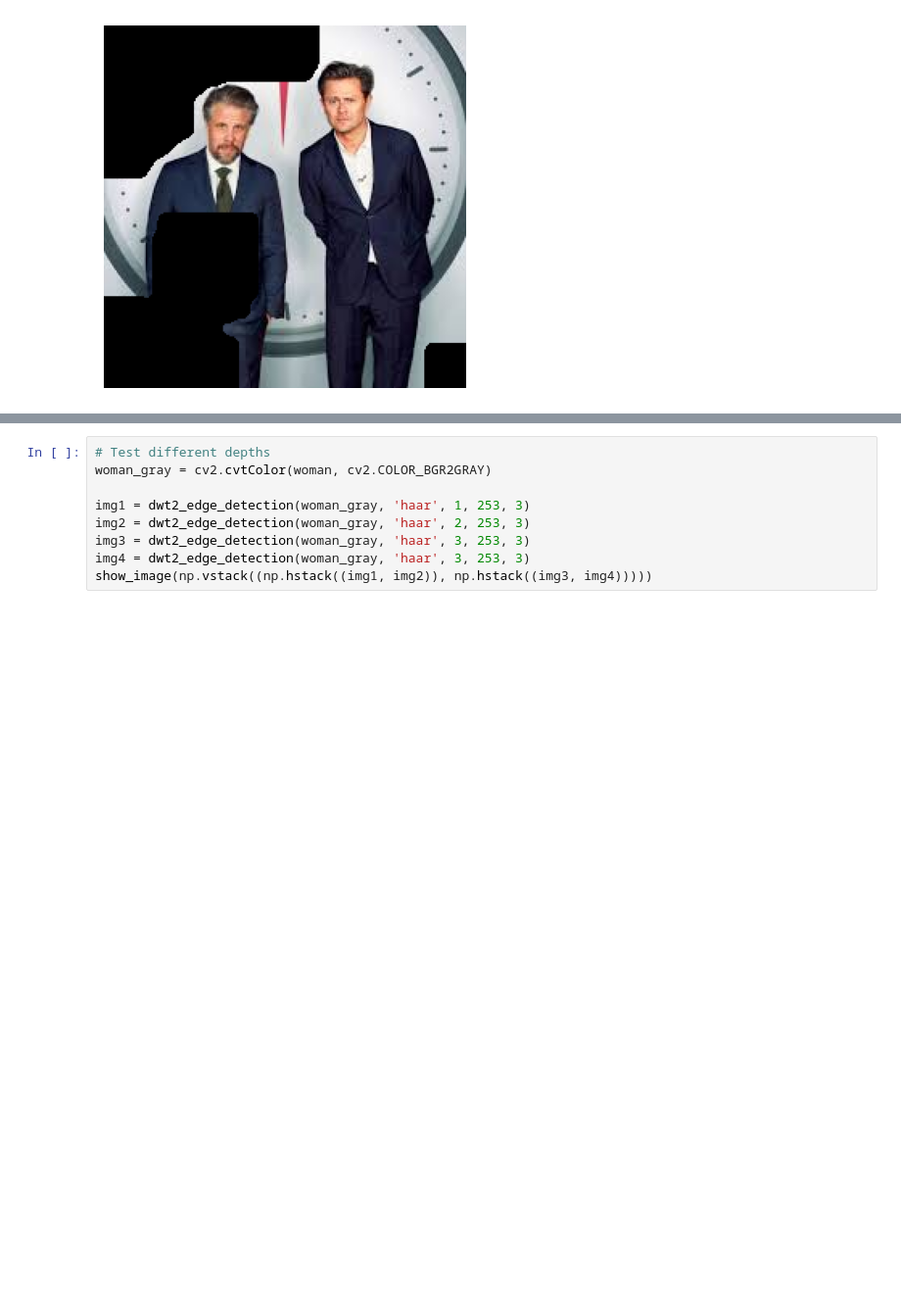
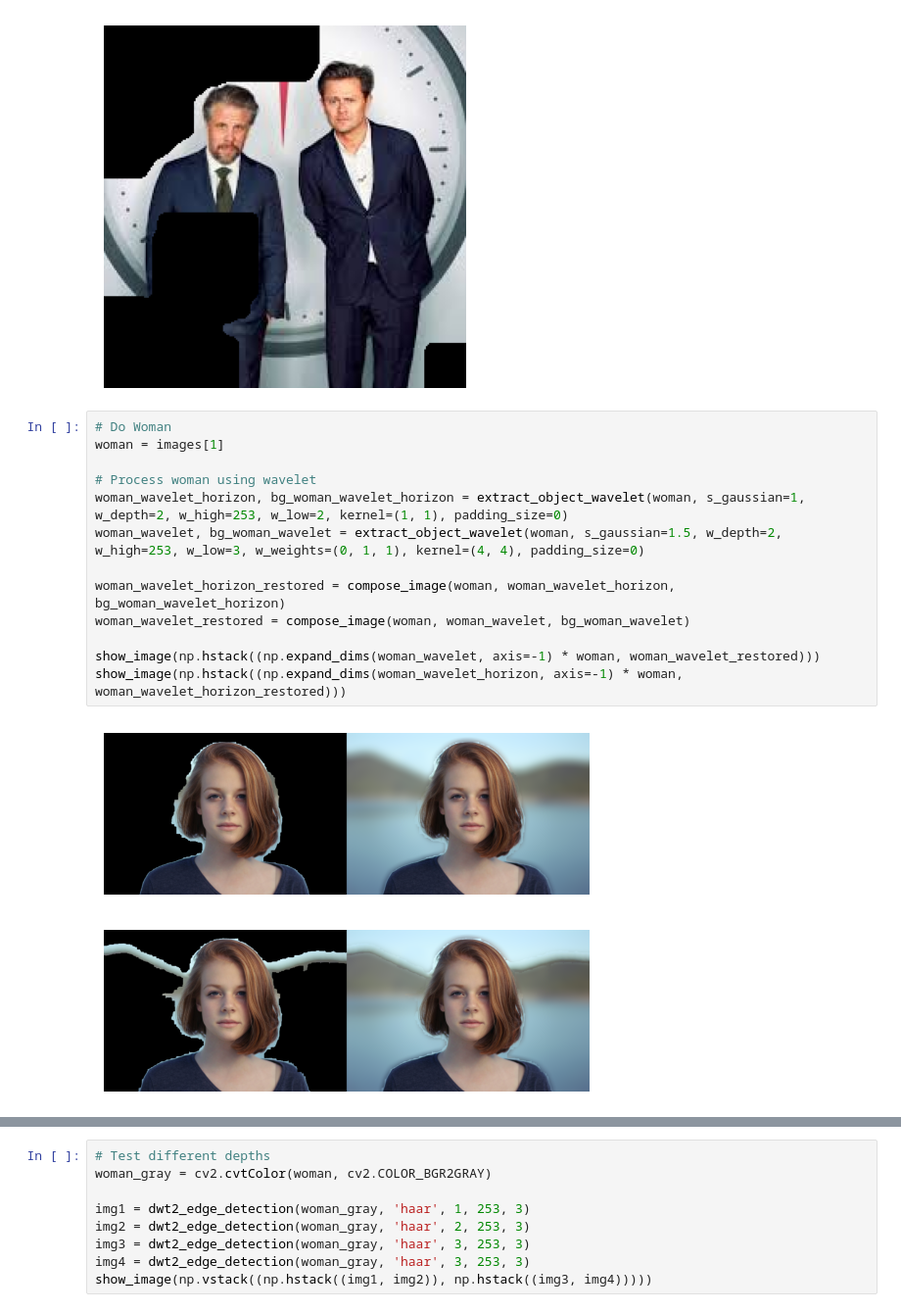
Before and after one commit to reimertzzz/Bildbehandling, a Jupyter notebook: main.ipynb, the cells around one changed output, grey strips where cells are left out. Shown at 98% size. Drawn from its saved outputs; the diff is of its cells as text; blank space fills up the shorter version.

```diff
--- a/main.ipynb
+++ b/main.ipynb
@@ -254,3 +234,19 @@ show_image(np.expand_dims(pair_wavelet, axis=-1) * pair)
 # %% [output]
 [figure]
 [figure]
+# %%
+# Do Woman
+woman = images[1]
+
+# Process woman using wavelet
+woman_wavelet_horizon, bg_woman_wavelet_horizon = extract_object_wavelet(woman, s_gaussian=1, w_depth=2, w_high=253, w_low=2, kernel=(1, 1), padding_size=0)
+woman_wavelet, bg_woman_wavelet = extract_object_wavelet(woman, s_gaussian=1.5, w_depth=2, w_high=253, w_low=3, w_weights=(0, 1, 1), kernel=(4, 4), padding_size=0)
+
+woman_wavelet_horizon_restored = compose_image(woman, woman_wavelet_horizon, bg_woman_wavelet_horizon)
+woman_wavelet_restored = compose_image(woman, woman_wavelet, bg_woman_wavelet)
+
+show_image(np.hstack((np.expand_dims(woman_wavelet, axis=-1) * woman, woman_wavelet_restored)))
+show_image(np.hstack((np.expand_dims(woman_wavelet_horizon, axis=-1) * woman, woman_wavelet_horizon_restored)))
+# %% [output]
+[figure, added]
+[figure, added]
```
Also changed, not shown: parts of 6 cells of this notebook, 1 other file.
